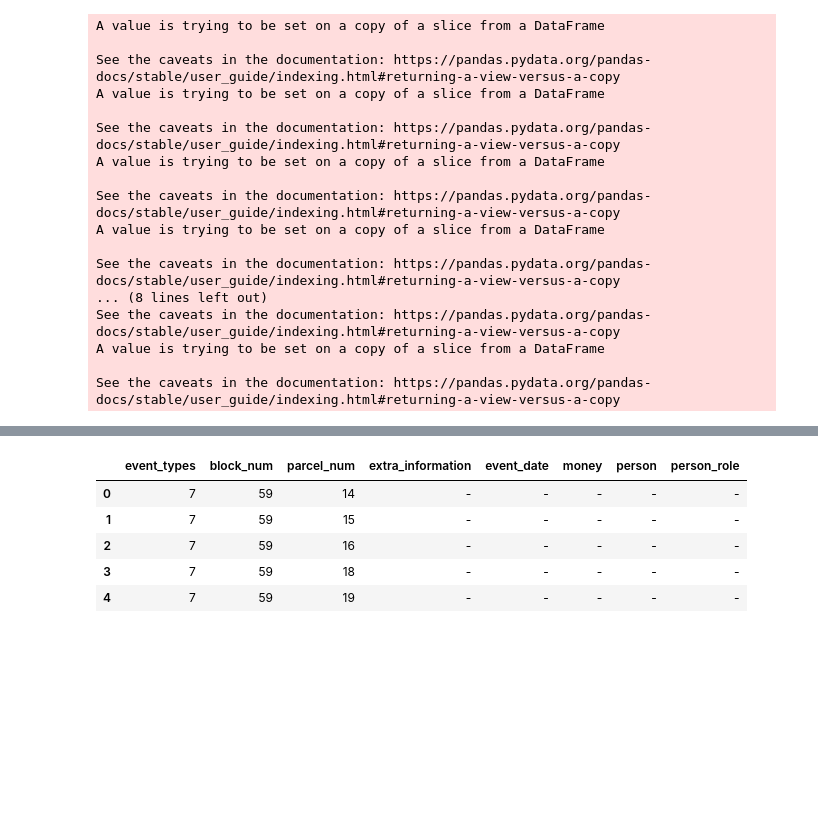
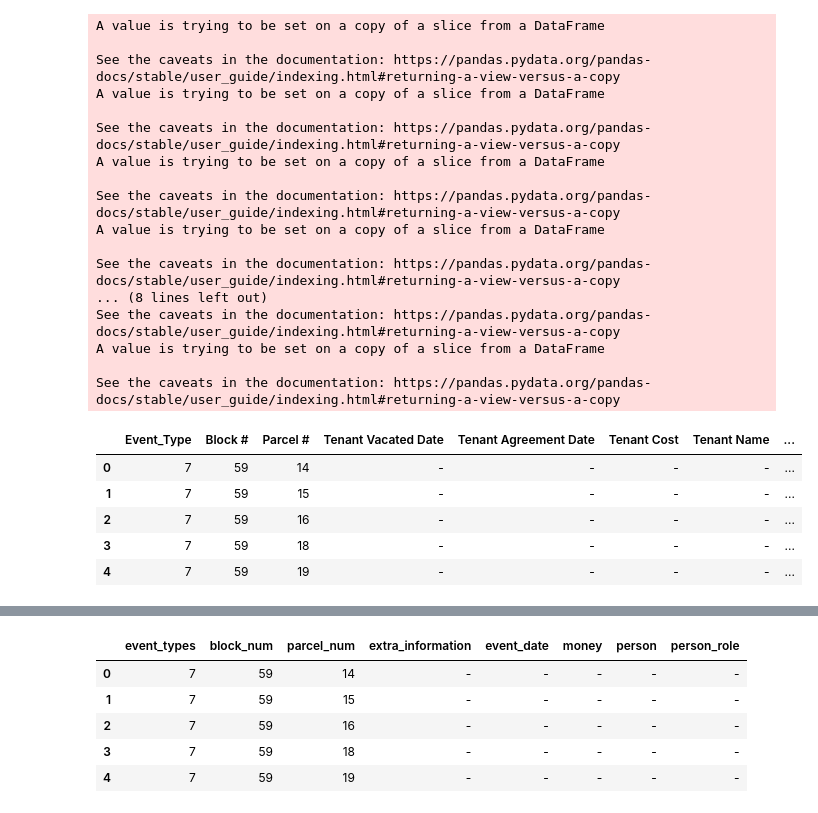
Before and after one commit to squeakyspacebar/urban-renewal-curation, a Jupyter notebook: python/Bez-Data-org.ipynb, the cells around one changed output, grey strips where cells are left out. Cells and saved outputs as stored; diff of their text form; code cells hidden in the pictures; blank space fills up the shorter version.

```diff
--- a/python/Bez-Data-org.ipynb
+++ b/python/Bez-Data-org.ipynb
@@ -1112,7 +1092,7 @@ award.to_csv("output/award_events.csv")
 # %% [markdown]
 ## Event Type 7: Tenant
 # %%
-tenant=copy[['Block #', 'Parcel #','Tenant Vacated Date','Tenant Agreement Date','Tenant Cost','Tenant Name','Previous Owner or Tenant']]
+tenant=copy[['Block #', 'Parcel #','Tenant Vacated Date','Tenant Agreement Date','Tenant Cost','Tenant Name','Previous Owner or Tenant', 'Tenant Notes']]
 # %%
 tenant.head()
 # %% [output]
@@ -1243,3 +1223,12 @@ See the caveats in the documentation: https://pandas.pydata.org/pandas-docs/stab
 # %%
 tenant['Tenant Name'].replace('', np.nan, inplace=True)
 tenant=tenant.dropna()
+# %%
+tenant.head()
+# %% [output]
+|  | Event_Type | Block # | Parcel # | Tenant Vacated Date | Tenant Agreement Date | Tenant Cost | Tenant Name | ... |
+| 0 | 7 | 59 | 14 | - | - | - | - | ... |
+| 1 | 7 | 59 | 15 | - | - | - | - | ... |
+| 2 | 7 | 59 | 16 | - | - | - | - | ... |
+| 3 | 7 | 59 | 18 | - | - | - | - | ... |
+| 4 | 7 | 59 | 19 | - | - | - | - | ... |
```
Also changed, not shown: parts of 48 cells of this notebook.
